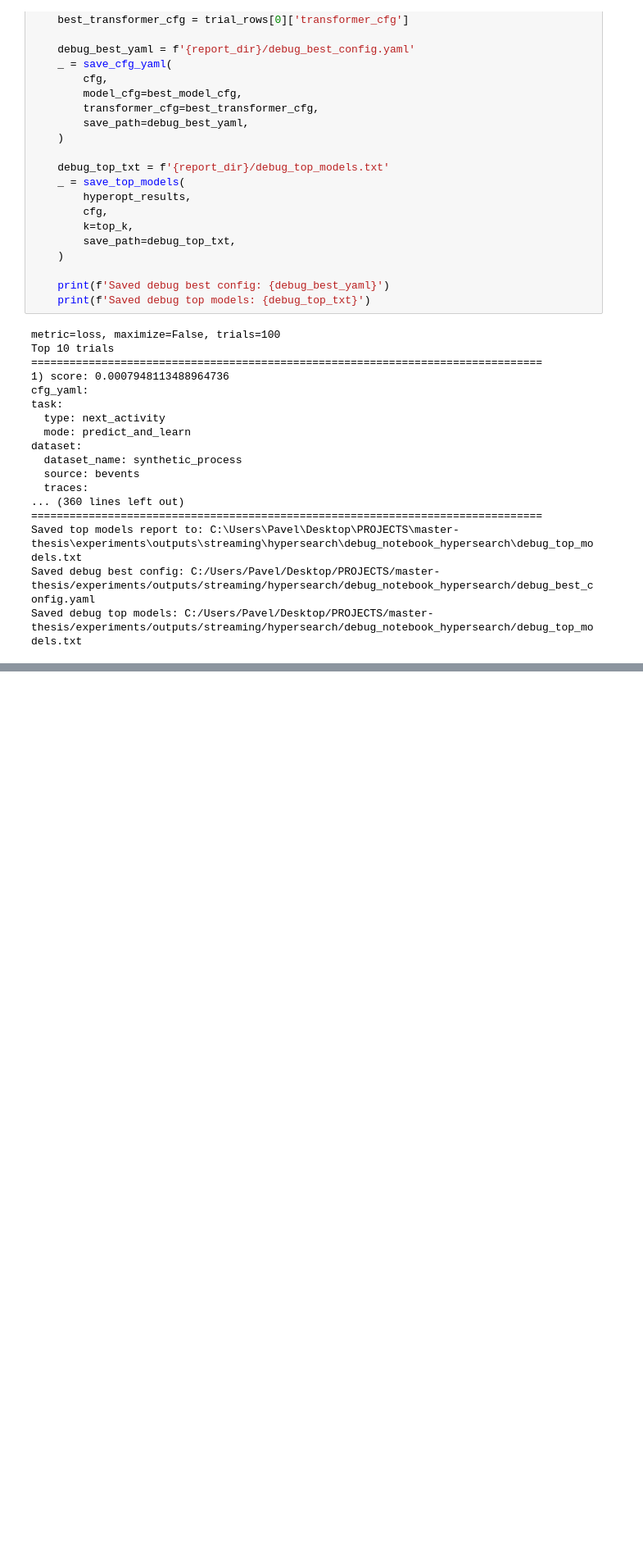
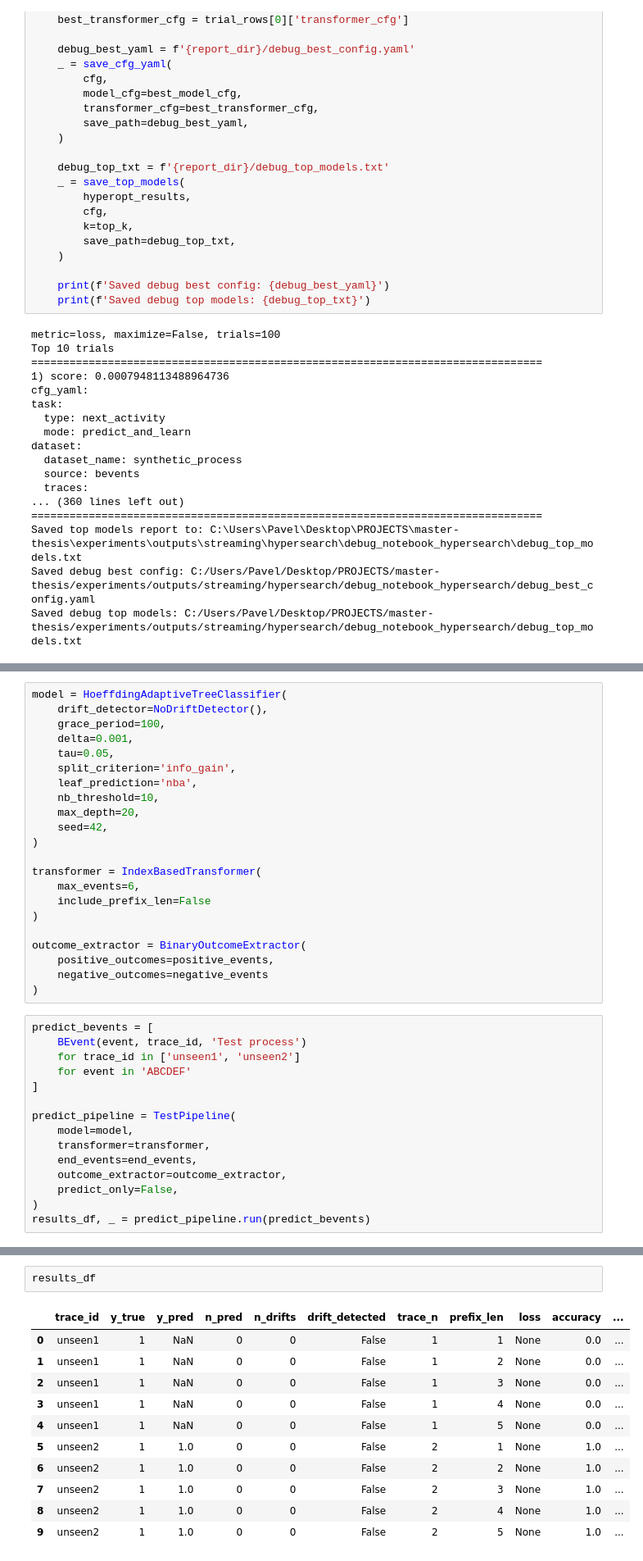
Before and after one commit to pavelihno/master-thesis, a Jupyter notebook: experiments/streaming/notebooks/synthetic_experiment.ipynb, the cells around one changed output, grey strips where cells are left out. Shown at 82% size. Saved outputs shown, nothing was run; the diff lists cells and outputs as text; blank space fills up the shorter version.

```diff
--- a/experiments/streaming/notebooks/synthetic_experiment.ipynb
+++ b/experiments/streaming/notebooks/synthetic_experiment.ipynb
@@ -458,0 +558,37 @@ Saved debug top models: C:/Users/Pavel/Desktop/PROJECTS/master-thesis/experiment
+# %%
+model = HoeffdingAdaptiveTreeClassifier(
+    drift_detector=NoDriftDetector(),
+    grace_period=100,
+    delta=0.001,
+    tau=0.05,
+    split_criterion='info_gain',
+    leaf_prediction='nba',
+    nb_threshold=10,
+    max_depth=20,
+    seed=42,
+)
+
+transformer = IndexBasedTransformer(
+    max_events=6,
+    include_prefix_len=False
+)
+
+outcome_extractor = BinaryOutcomeExtractor(
+    positive_outcomes=positive_events,
+    negative_outcomes=negative_events
+)
+# %%
+predict_bevents = [
+    BEvent(event, trace_id, 'Test process')
+    for trace_id in ['unseen1', 'unseen2']
+    for event in 'ABCDEF'
+]
+
+predict_pipeline = TestPipeline(
+    model=model,
+    transformer=transformer,
+    end_events=end_events,
+    outcome_extractor=outcome_extractor,
+    predict_only=False,
+)
+results_df, _ = predict_pipeline.run(predict_bevents)
@@ -458,0 +608,14 @@ Saved debug top models: C:/Users/Pavel/Desktop/PROJECTS/master-thesis/experiment
+# %%
+results_df
+# %% [output]
+|  | trace_id | y_true | y_pred | n_pred | n_drifts | drift_detected | trace_n | prefix_len | loss | accuracy | ... |
+| 0 | unseen1 | 1 | NaN | 0 | 0 | False | 1 | 1 | None | 0.0 | ... |
+| 1 | unseen1 | 1 | NaN | 0 | 0 | False | 1 | 2 | None | 0.0 | ... |
+| 2 | unseen1 | 1 | NaN | 0 | 0 | False | 1 | 3 | None | 0.0 | ... |
+| 3 | unseen1 | 1 | NaN | 0 | 0 | False | 1 | 4 | None | 0.0 | ... |
+| 4 | unseen1 | 1 | NaN | 0 | 0 | False | 1 | 5 | None | 0.0 | ... |
+| 5 | unseen2 | 1 | 1.0 | 0 | 0 | False | 2 | 1 | None | 1.0 | ... |
+| 6 | unseen2 | 1 | 1.0 | 0 | 0 | False | 2 | 2 | None | 1.0 | ... |
+| 7 | unseen2 | 1 | 1.0 | 0 | 0 | False | 2 | 3 | None | 1.0 | ... |
+| 8 | unseen2 | 1 | 1.0 | 0 | 0 | False | 2 | 4 | None | 1.0 | ... |
+| 9 | unseen2 | 1 | 1.0 | 0 | 0 | False | 2 | 5 | None | 1.0 | ... |
```
Also changed, not shown: parts of 17 cells of this notebook, 13 other files.
